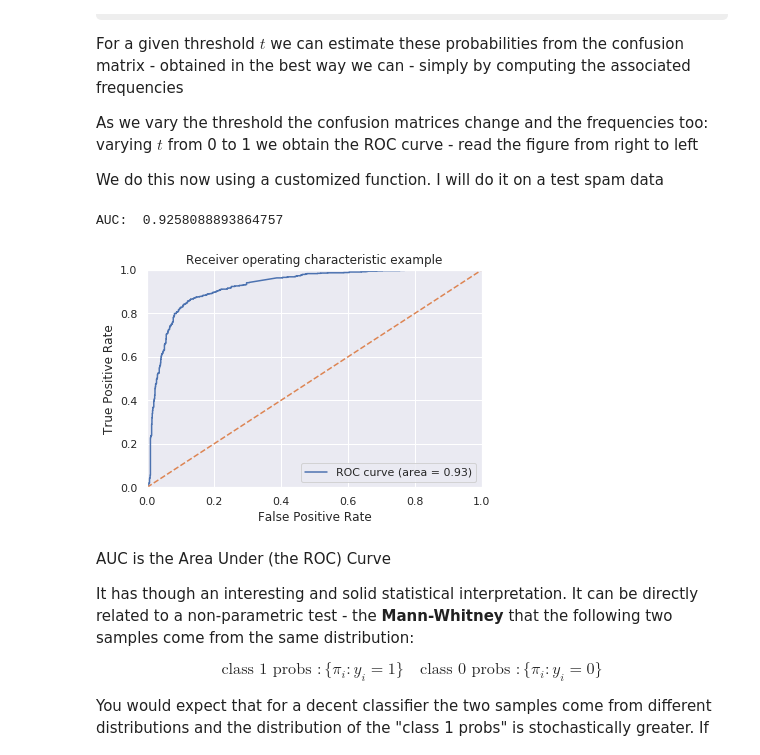
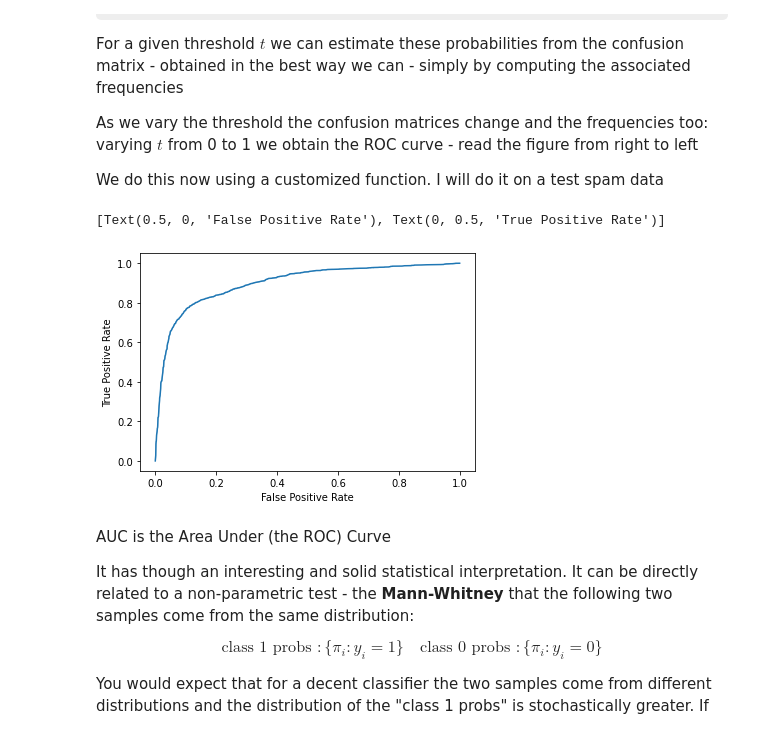
Before and after one commit to polinabee/stats-final-prep, a Jupyter notebook: reference_notebooks/classification.ipynb, the cells around one changed output. Drawn from its saved outputs; the diff is of its cells as text; code cells hidden in the pictures; some formulas as TeX source.

Commit message:
added my version of ROC curve visualization

```diff
--- a/reference_notebooks/classification.ipynb
+++ b/reference_notebooks/classification.ipynb
@@ -51,6 +50,6 @@ from helper_functions import *
 # %%
-#subset initial dataset to last n columns
-spam = pd.read_csv("../data/spambase_csv.csv").iloc[:, 50:]
+#subset initial dataset to last n columns, first 100 rows
+spam = pd.read_csv("../data/spambase_csv.csv").iloc[:, 50:][:5000]
 spam.head()
 # %% [output]
 |  | char_freq_%5B | char_freq_%21 | char_freq_%24 | char_freq_%23 | capital_run_length_average | ... |
@@ -272,18 +272,27 @@ As we vary the threshold the confusion matrices change and the frequencies too:
 We do this now using a customized function. I will do it on a test spam data
 # %%
 # read the test data, extract the info and create predictions
+from sklearn import metrics
+import scikitplot as skplt
+import matplotlib.pyplot as plt
 
-spam_test = pd.read_csv("spam_small_test.csv")
+
+spam_test = pd.read_csv("../data/spambase_csv.csv").iloc[:, 50:]
 Ftest = spam_test.drop("class",axis=1)
 ytest = spam_test["class"]
+test_pred_proba = lregr.predict_proba(Ftest)[:,1]
+test_pred = [1 if x > 0.5 else 1 for x in test_pred_proba]
 
-test_pred = lregr.predict_proba(Ftest)
+fpr, tpr, thresholds = metrics.roc_curve(ytest.values, test_pred_proba, pos_label=1)
 
-# Custom plot function
-get_auc(ytest, test_pred, class_labels, column=1, plot=True) # Helper function
+# # Custom plot function
+roc_auc = metrics.auc(fpr, tpr)
+
+sns.lineplot(x=fpr,y=tpr).set(xlabel="False Positive Rate"
+                              , ylabel = "True Positive Rate")
 # %% [output]
-AUC:  0.9258088893864757
+[Text(0.5, 0, 'False Positive Rate'), Text(0, 0.5, 'True Positive Rate')]
-[figure, old version]
+[figure, new version]
 # %% [markdown]
 AUC is the Area Under (the ROC) Curve
 
```
Also changed, not shown: parts of 4 cells of this notebook.
